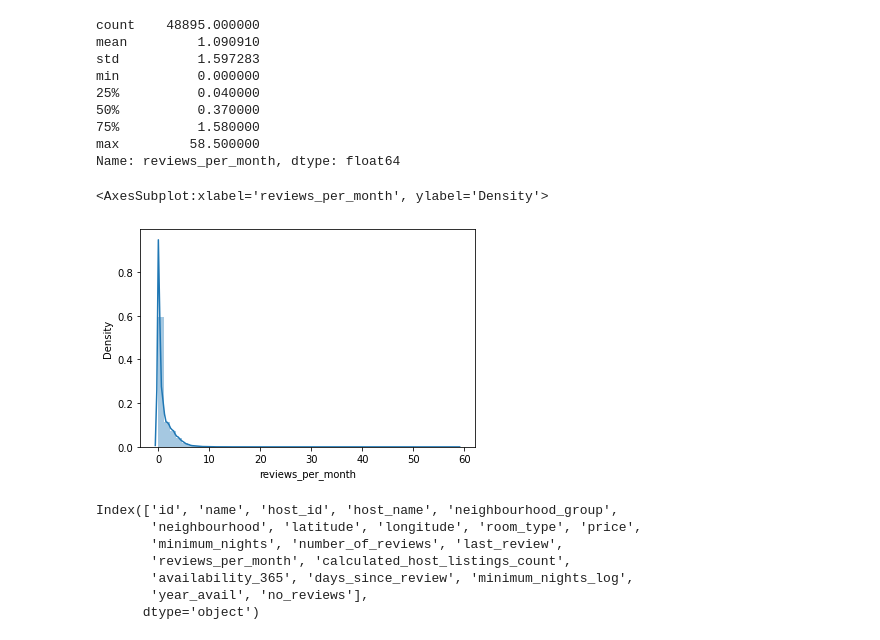
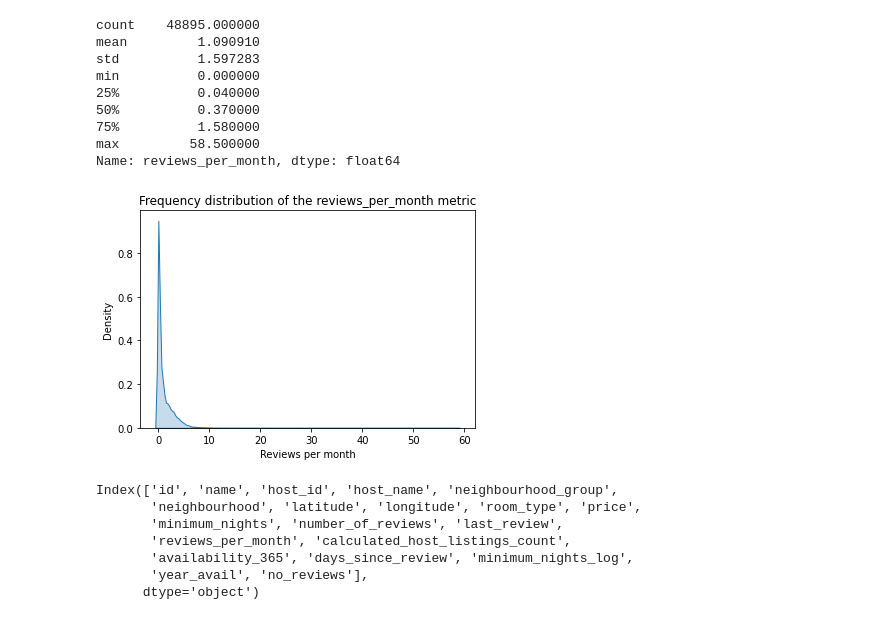
Before and after one commit to arunjegathesh/airbnb_ensemble_learning, a Jupyter notebook: Ensemble_Project_v1.ipynb, the cells around one changed output. Drawn from its saved outputs; the diff is of its cells as text; code cells hidden in the pictures.

```diff
--- a/Ensemble_Project_v1.ipynb
+++ b/Ensemble_Project_v1.ipynb
@@ -318,11 +337,17 @@ min          0.000000
 75%          1.580000
 max         58.500000
 Name: reviews_per_month, dtype: float64
-# %%
-sns.distplot((df_in['reviews_per_month']))
-# %% [output]
-<AxesSubplot:xlabel='reviews_per_month', ylabel='Density'>
-[figure, removed]
+# %%
+
+plot = sns.kdeplot((df_in['reviews_per_month']), shade = True)
+
+plot.set(title = 'Frequency distribution of the reviews_per_month metric')
+
+plot.set(xlabel = 'Reviews per month')
+
+plt.show()
+# %% [output]
+[figure, added]
 # %%
 df_in['reviews_per_month'] = df_in[df_in['reviews_per_month'] < 15]['reviews_per_month']
 # %%
```
Also changed, not shown: parts of 17 cells of this notebook.
